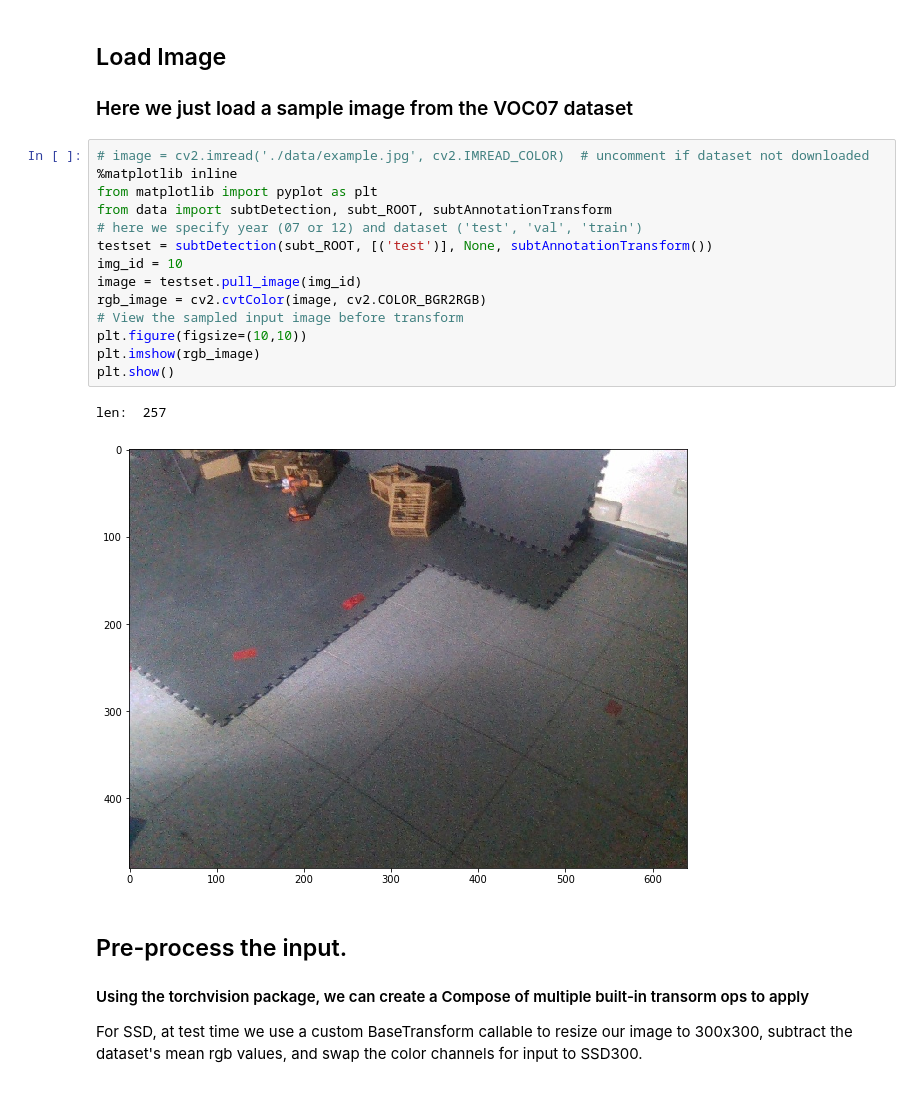
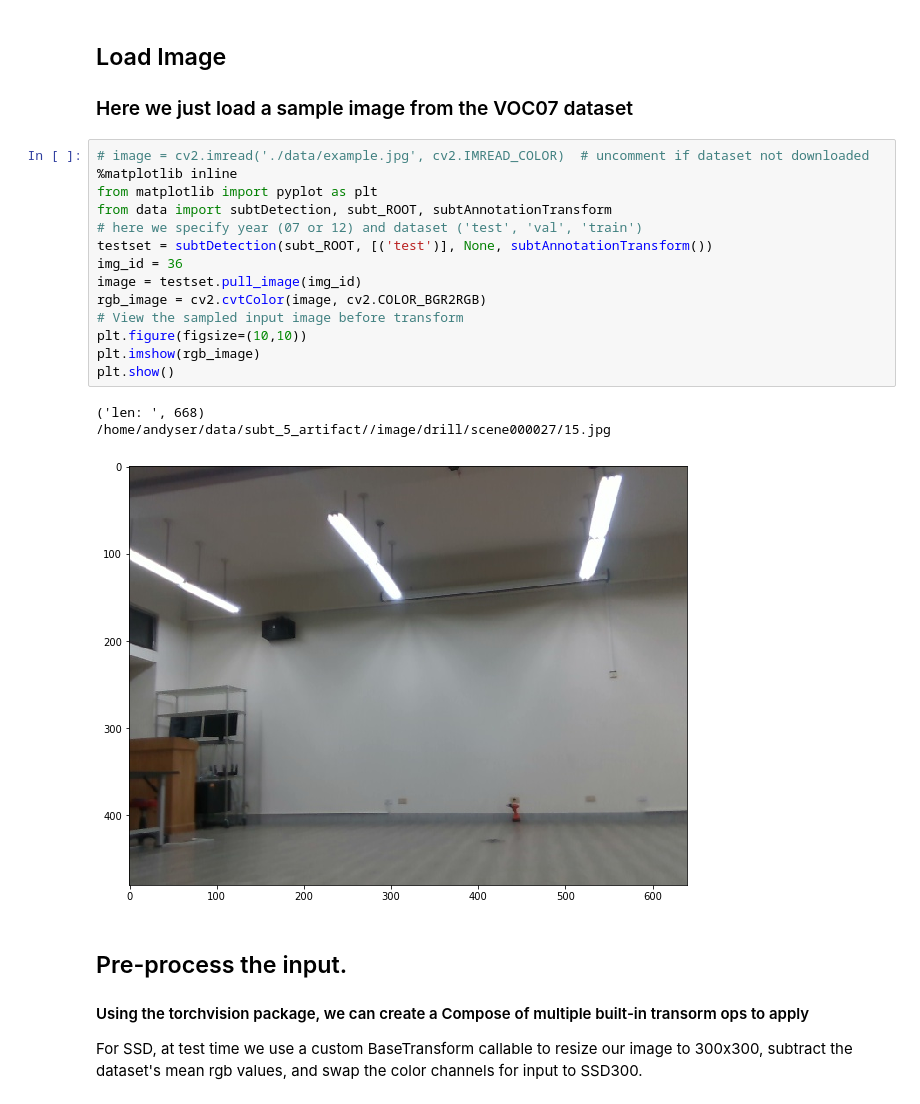
Before and after one commit to AndySer37/subt_arti_searching, a Jupyter notebook: ssd/demo/subt_demo.ipynb, the cells around one changed output. Saved outputs shown, nothing was run; the diff lists cells and outputs as text.

```diff
--- a/ssd/demo/subt_demo.ipynb
+++ b/ssd/demo/subt_demo.ipynb
@@ -37,20 +37,21 @@ Finished!
 # %%
 # image = cv2.imread('./data/example.jpg', cv2.IMREAD_COLOR)  # uncomment if dataset not downloaded
 %matplotlib inline
 from matplotlib import pyplot as plt
 from data import subtDetection, subt_ROOT, subtAnnotationTransform
 # here we specify year (07 or 12) and dataset ('test', 'val', 'train')
 testset = subtDetection(subt_ROOT, [('test')], None, subtAnnotationTransform())
-img_id = 10
+img_id = 36
 image = testset.pull_image(img_id)
 rgb_image = cv2.cvtColor(image, cv2.COLOR_BGR2RGB)
 # View the sampled input image before transform
 plt.figure(figsize=(10,10))
 plt.imshow(rgb_image)
 plt.show()
 # %% [output]
-len:  257
+('len: ', 668)
+/home/andyser/data/subt_5_artifact//image/drill/scene000027/15.jpg
-[figure, old version]
+[figure, new version]
 # %% [markdown]
 ## Pre-process the input.
 #### Using the torchvision package, we can create a Compose of multiple built-in transorm ops to apply
```
Also changed, not shown: parts of 4 cells of this notebook, 2 other files.
